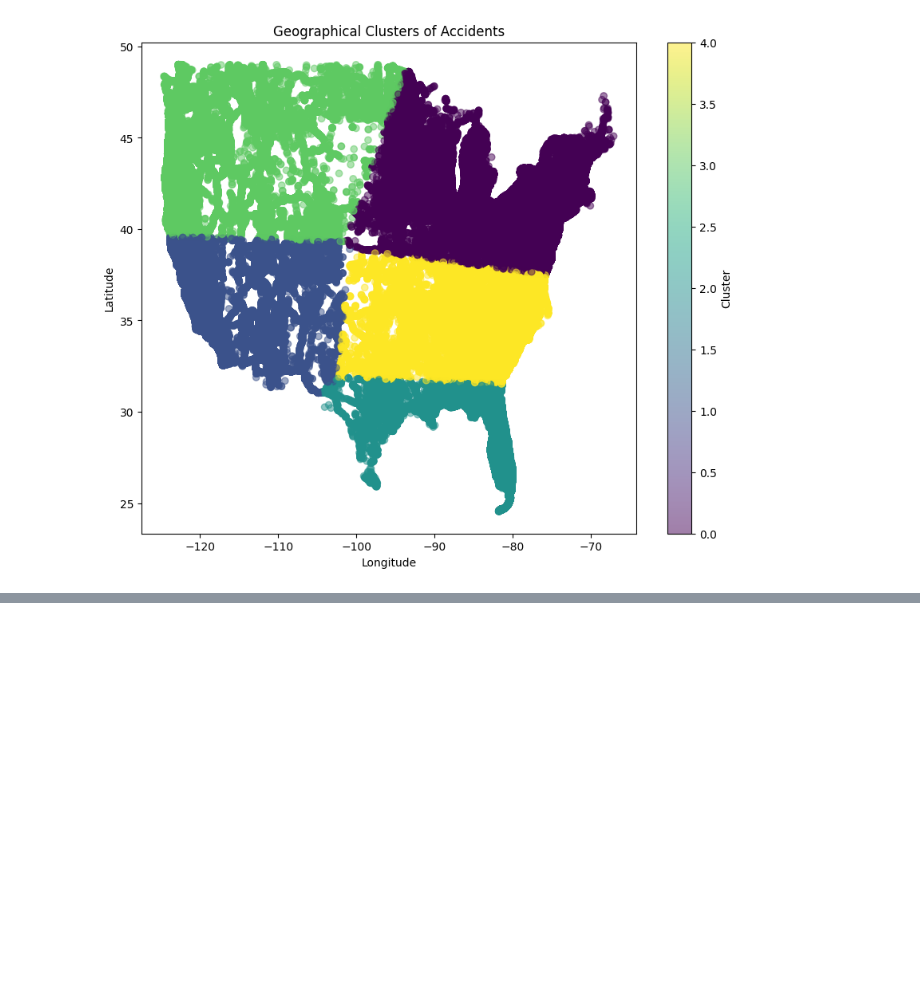
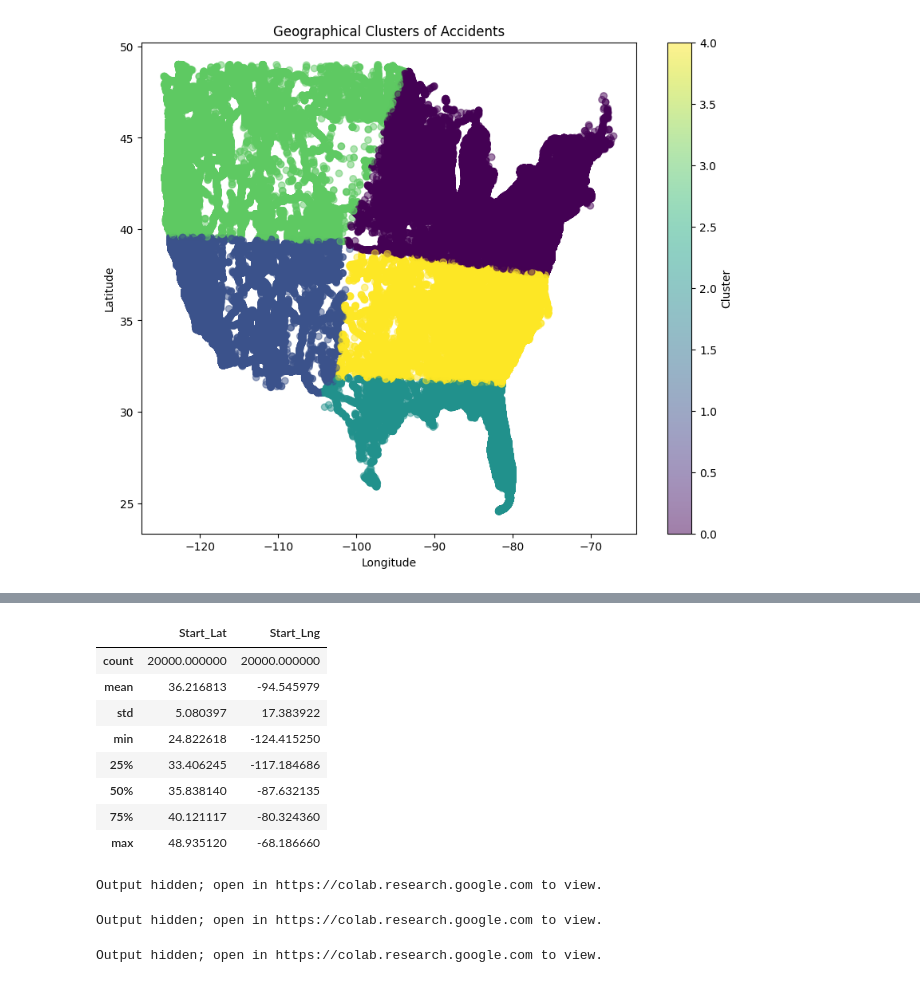
Before and after one commit to burakbasher/team12-Accident-Probability, a Jupyter notebook: DataMining.ipynb, the cells around one changed output, grey strips where cells are left out. Saved outputs shown, nothing was run; the diff lists cells and outputs as text; code cells hidden in the pictures; blank space fills up the shorter version.

```diff
--- a/DataMining.ipynb
+++ b/DataMining.ipynb
@@ -603,0 +675,20 @@ Passing `palette` without assigning `hue` is deprecated and will be removed in v
+# %%
+file_path = '/content/drive/MyDrive/Salih/dataset/US_Accidents_March23.csv'
+num_rows = sum(1 for row in open(file_path, 'r', encoding='utf-8')) - 1
+sample_size = 20000
+skip_rows = sorted(random.sample(range(1, num_rows + 1), num_rows - sample_size))
+
+df_geo = pd.read_csv(file_path, skiprows=skip_rows)
+# %%
+df_loc = df_geo.loc[(~df_geo.Start_Lat.isna()) & (~df_geo.Start_Lng.isna())]
+df_loc[['Start_Lat', 'Start_Lng']].describe()
+# %% [output]
+|  | Start_Lat | Start_Lng |
+| count | 20000.000000 | 20000.000000 |
+| mean | 36.216813 | -94.545979 |
+| std | 5.080397 | 17.383922 |
+| min | 24.822618 | -124.415250 |
+| 25% | 33.406245 | -117.184686 |
+| 50% | 35.838140 | -87.632135 |
+| 75% | 40.121117 | -80.324360 |
+| max | 48.935120 | -68.186660 |
@@ -603,0 +755,50 @@ Passing `palette` without assigning `hue` is deprecated and will be removed in v
+# %%
+# Create and display a Folium map with clustered markers for accident locations
+# centered on the US geographical center.
+# ABD'nin coğrafi merkezinde kazaların bulunduğu noktaları kümelenmiş işaretçilerle gösteren bir Folium haritası oluştur ve görüntüle.
+
+# Call the create_map function with the following parameters:
+# - df_loc: DataFrame containing accident locations.
+# - latitude: 39.50 (geographical center of the US).
+# - longitude: -98.35 (geographical center of the US).
+# - zoom: Initial zoom level set to 4.
+# create_map fonksiyonunu şu parametrelerle çağır:
+# - df_loc: Kaza konumlarını içeren DataFrame.
+# - latitude: 39.50 (ABD'nin coğrafi merkezi).
+# - longitude: -98.35 (ABD'nin coğrafi merkezi).
+# - zoom: Başlangıç yakınlaştırma seviyesi 4 olarak ayarlanmış.
+
+map_us = create_map(df_loc, 39.50, -98.35, 4)  # Generate the map / Haritayı oluştur
+map_us  # Display the map / Haritayı görüntüle
+# %% [output]
+Output hidden; open in https://colab.research.google.com to view.
+# %%
+# Create and display a Folium map with clustered markers for accident locations
+# using the "CartoDB Dark Matter" map style, centered on the US geographical center.
+# ABD'nin coğrafi merkezinde kazaların bulunduğu noktaları "CartoDB Dark Matter" harita stili ile gösteren
+# kümelenmiş işaretçiler içeren bir Folium haritası oluştur ve görüntüle.
+
+
+
+map_us = create_map(df_loc, 39.50, -98.35, 4, tiles="Cartodbdark_matter")  # Generate the map / Haritayı oluştur
+map_us  # Display the map / Haritayı görüntüle
+# %% [output]
+Output hidden; open in https://colab.research.google.com to view.
+# %%
+# Create and display a Folium map with clustered markers for accident locations in New York.
+# Use the "CartoDB Positron" map style for a clean and modern map visualization.
+# New York şehrindeki kazaların bulunduğu noktaları "CartoDB Positron" harita stili ile gösteren
+# kümelenmiş işaretçiler içeren bir Folium haritası oluştur ve görüntüle.
+
+
+
+map_ny = create_map(
+    df_loc,
+    us_cities_coords['New York']['lat'],  # Latitude of New York / New York'un enlemi
+    us_cities_coords['New York']['lon'],  # Longitude of New York / New York'un boylamı
+    10,  # Zoom level for closer view / Yakın görüntü için yakınlaştırma seviyesi
+    tiles="cartodbpositron"  # Map style for light theme / Hafif tema için harita stili
+)
+map_ny  # Display the map / Haritayı görüntüle
+# %% [output]
+Output hidden; open in https://colab.research.google.com to view.
```
Also changed, not shown: parts of 22 cells of this notebook.
